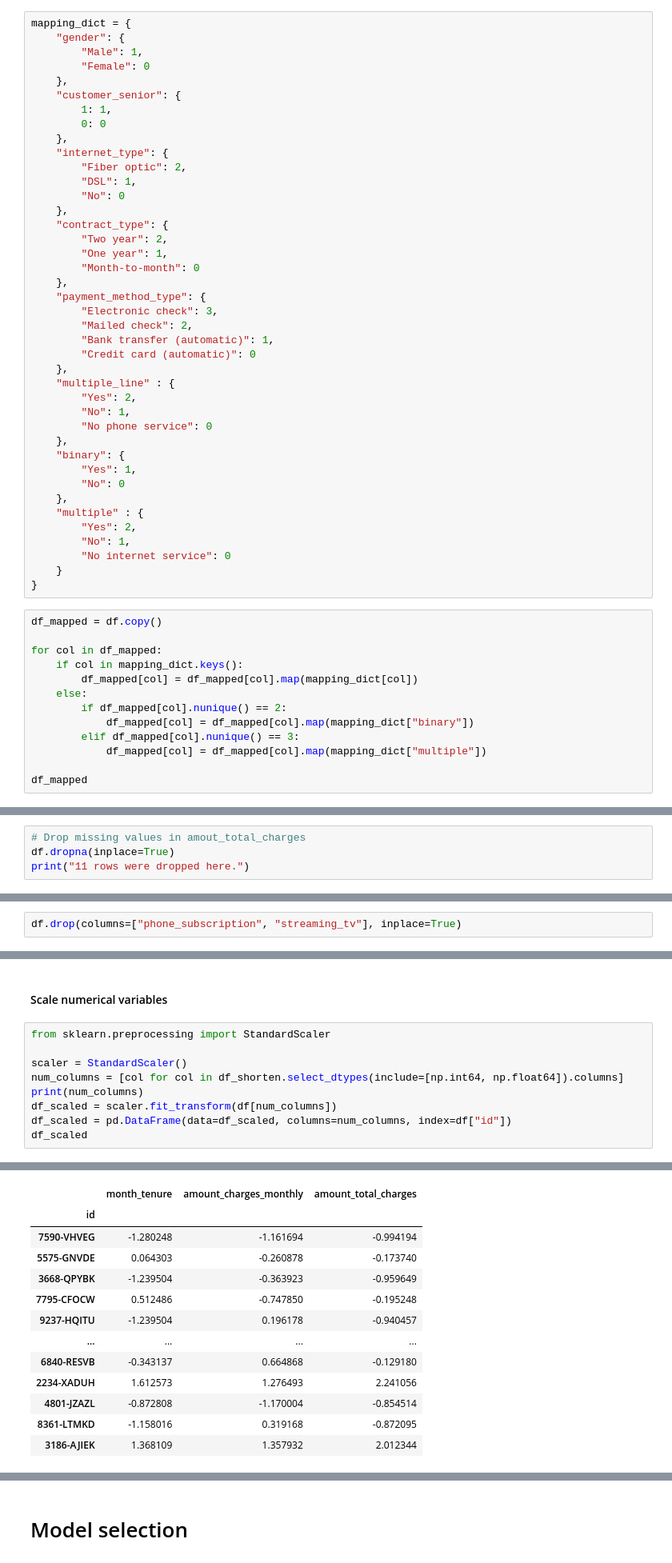
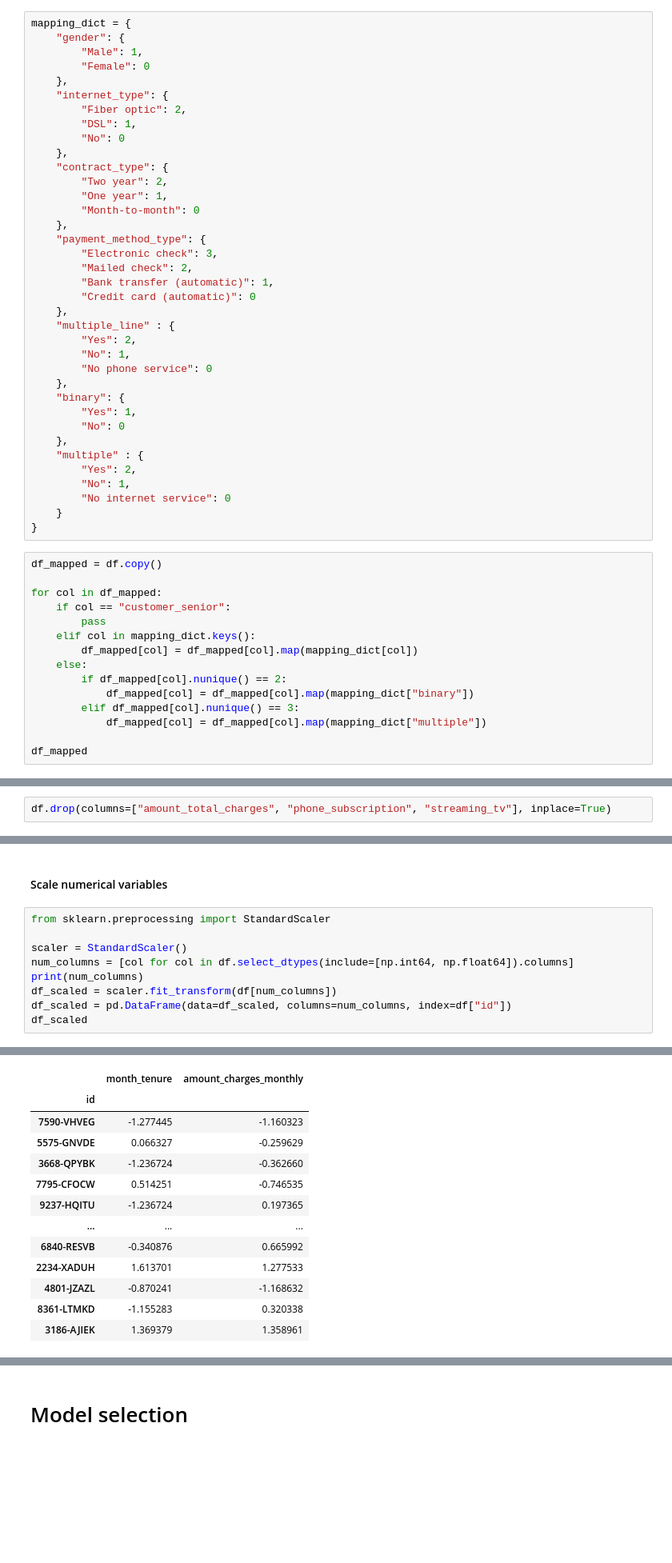
Before and after one commit to n-pizzetta/churn_prediction, a Jupyter notebook: notebooks/nathan.ipynb, the cells around one changed output, grey strips where cells are left out. Shown at 80% size. Drawn from its saved outputs; the diff is of its cells as text; blank space fills up the shorter version.

```diff
--- a/notebooks/nathan.ipynb
+++ b/notebooks/nathan.ipynb
@@ -90,10 +90,6 @@ mapping_dict = {
     "gender": {
         "Male": 1,
         "Female": 0
-    },
-    "customer_senior": {
-        1: 1,
-        0: 0
     },
     "internet_type": {
         "Fiber optic": 2,
@@ -130,7 +126,9 @@ mapping_dict = {
 df_mapped = df.copy()
 
 for col in df_mapped:
-    if col in mapping_dict.keys():
+    if col == "customer_senior":
+        pass
+    elif col in mapping_dict.keys():
         df_mapped[col] = df_mapped[col].map(mapping_dict[col])
     else:
         if df_mapped[col].nunique() == 2:
@@ -247,4 +243,0 @@ FigureCanvasAgg is non-interactive, and thus cannot be shown
-# %%
-# Drop missing values in amout_total_charges
-df.dropna(inplace=True)
-print("11 rows were dropped here.")
@@ -262,4 +267,4 @@ df["customer_senior"] = df["customer_senior"].map(reverse_mapping_dict)
 # %% [markdown]
 #### Drop redondant features
 # %%
-df.drop(columns=["phone_subscription", "streaming_tv"], inplace=True)
+df.drop(columns=["amount_total_charges", "phone_subscription", "streaming_tv"], inplace=True)
@@ -323,7 +348,7 @@ df_encoded
 from sklearn.preprocessing import StandardScaler
 
 scaler = StandardScaler()
-num_columns = [col for col in df_shorten.select_dtypes(include=[np.int64, np.float64]).columns]
+num_columns = [col for col in df.select_dtypes(include=[np.int64, np.float64]).columns]
 print(num_columns)
 df_scaled = scaler.fit_transform(df[num_columns])
 df_scaled = pd.DataFrame(data=df_scaled, columns=num_columns, index=df["id"])
@@ -333,13 +358,13 @@ df_scaled
-|  | month_tenure | amount_charges_monthly | amount_total_charges |
-| id |  |  |  |
-| 7590-VHVEG | -1.280248 | -1.161694 | -0.994194 |
-| 5575-GNVDE | 0.064303 | -0.260878 | -0.173740 |
-| 3668-QPYBK | -1.239504 | -0.363923 | -0.959649 |
-| 7795-CFOCW | 0.512486 | -0.747850 | -0.195248 |
-| 9237-HQITU | -1.239504 | 0.196178 | -0.940457 |
-| ... | ... | ... | ... |
-| 6840-RESVB | -0.343137 | 0.664868 | -0.129180 |
-| 2234-XADUH | 1.612573 | 1.276493 | 2.241056 |
-| 4801-JZAZL | -0.872808 | -1.170004 | -0.854514 |
-| 8361-LTMKD | -1.158016 | 0.319168 | -0.872095 |
-| 3186-AJIEK | 1.368109 | 1.357932 | 2.012344 |
+|  | month_tenure | amount_charges_monthly |
+| id |  |  |
+| 7590-VHVEG | -1.277445 | -1.160323 |
+| 5575-GNVDE | 0.066327 | -0.259629 |
+| 3668-QPYBK | -1.236724 | -0.362660 |
+| 7795-CFOCW | 0.514251 | -0.746535 |
+| 9237-HQITU | -1.236724 | 0.197365 |
+| ... | ... | ... |
+| 6840-RESVB | -0.340876 | 0.665992 |
+| 2234-XADUH | 1.613701 | 1.277533 |
+| 4801-JZAZL | -0.870241 | -1.168632 |
+| 8361-LTMKD | -1.155283 | 0.320338 |
+| 3186-AJIEK | 1.369379 | 1.358961 |
```
Also changed, not shown: parts of 24 cells of this notebook, 16 other files.
